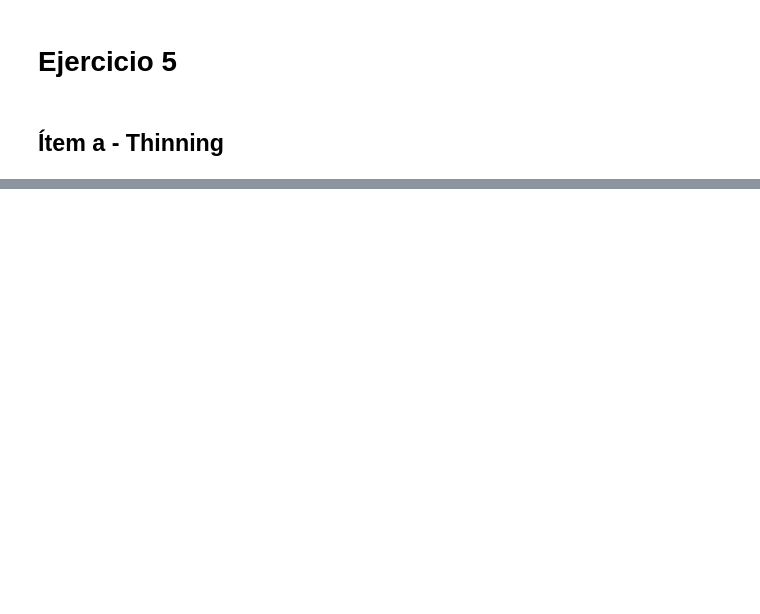
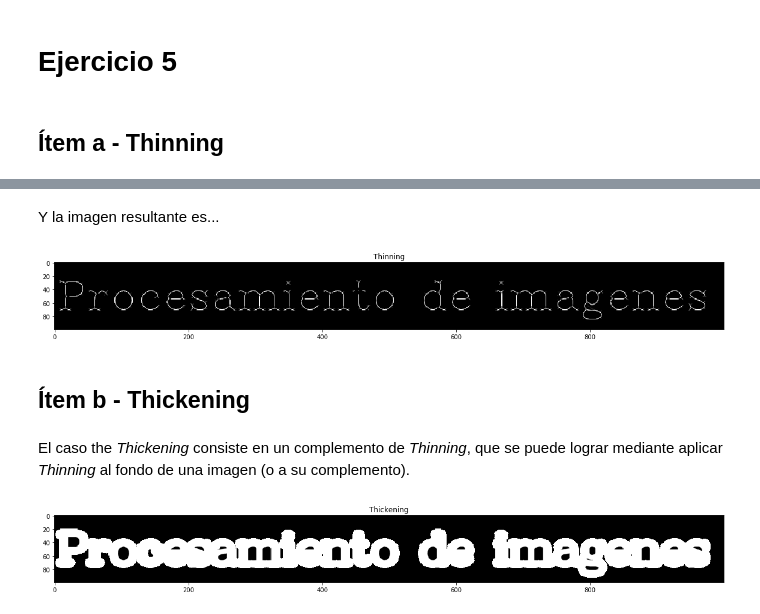
Before and after one commit to asp-image-dsp/image-processing-tp07, a Jupyter notebook: notebooks/ex5.ipynb, the cells around one changed output, grey strips where cells are left out. Saved outputs shown, nothing was run; the diff lists cells and outputs as text; code cells hidden in the pictures; blank space fills up the shorter version.

```diff
--- a/notebooks/ex5.ipynb
+++ b/notebooks/ex5.ipynb
@@ -19,0 +39,3 @@ Luego este mismo kernel se lo rota 90 grados tres veces para obtener cuatro kern
+# %%
+kernel = cv2.getStructuringElement(cv2.MORPH_CROSS, (3,3))
+thin = np.zeros(img.shape, dtype='uint8')
@@ -19,0 +44,25 @@ Luego este mismo kernel se lo rota 90 grados tres veces para obtener cuatro kern
+# %%
+while (cv2.countNonZero(img_aux) != 0):
+    # Erosion
+    erode = cv2.erode(img_aux, kernel)
+    # Opening on eroded image
+    opening = cv2.morphologyEx(erode, cv2.MORPH_OPEN, kernel)
+    # Substract these two
+    subset = erode - opening
+    # Union of all previous sets
+    thin = cv2.bitwise_or(subset, thin)
+    # Set the eroded image for next iteration
+    img_aux = erode.copy()
+# %% [markdown]
+Y la imagen resultante es...
+# %%
+fig = plt.figure(figsize=(20, 20))
+plt.imshow(thin, cmap='gray')
+plt.title('Thinning')
+plt.show()
+# %% [output]
+[figure, added]
+# %% [markdown]
+## Ítem b - Thickening
+# %% [markdown]
+El caso the *Thickening* consiste en un complemento de *Thinning*, que se puede lograr mediante aplicar *Thinning* al fondo de una imagen (o a su complemento).
@@ -19,0 +76,7 @@ Luego este mismo kernel se lo rota 90 grados tres veces para obtener cuatro kern
+# %%
+fig = plt.figure(figsize=(20, 20))
+plt.imshow(thick, cmap='gray')
+plt.title('Thickening')
+plt.show()
+# %% [output]
+[figure, added]
```
Also changed, not shown: parts of 14 cells of this notebook.
